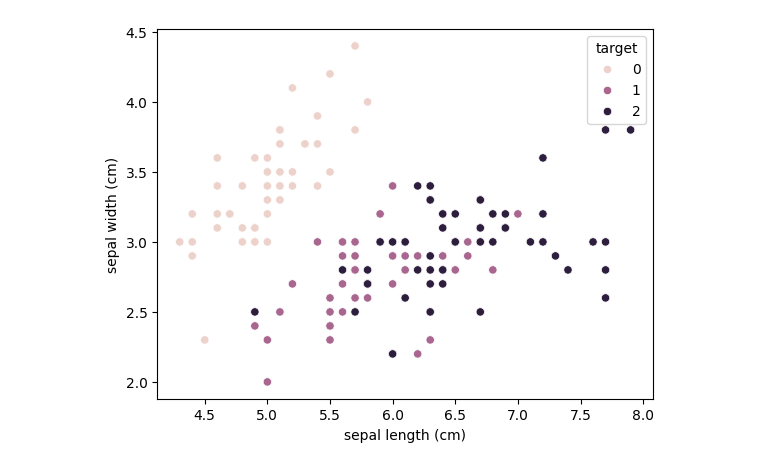
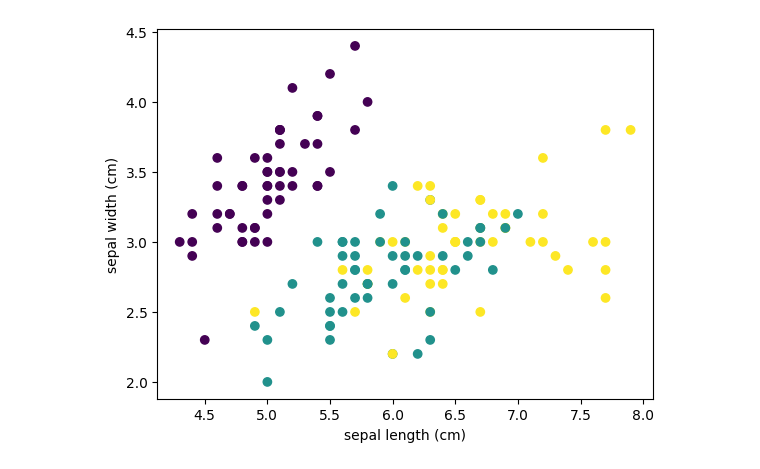
Before and after one commit to deltaryss/Sujet2-pythonFrameIA, a Jupyter notebook: Sujet1_MARTEL_Esteban_BLANC_Lucas.ipynb, the cells around one changed output. Saved outputs shown, nothing was run; the diff lists cells and outputs as text; code cells hidden in the pictures.

```diff
--- a/Sujet1_MARTEL_Esteban_BLANC_Lucas.ipynb
+++ b/Sujet1_MARTEL_Esteban_BLANC_Lucas.ipynb
@@ -8,5 +5,5 @@ iris=datasets.load_iris()
 # %%
-iris_df = pd.DataFrame(iris.data, columns=iris.feature_names)
-iris_df.head()
+data = pd.read_csv('iris.csv')
+data.head()
 # %% [output]
 |  | sepal length (cm) | sepal width (cm) | petal length (cm) | petal width (cm) | target |
@@ -30,6 +33,13 @@ iris_df.describe()
+# %%
+color_dict = {'setosa': 0, 'versicolor': 1, 'virginica': 2}
+data['target'] = data['target'].map(color_dict)
 # %%
-#show the dispersion of the data
-sns.scatterplot(x=iris_df['sepal length (cm)'], y=iris_df['sepal width (cm)'], hue=iris_df['target'])
+#show the dispersion of the data with matplotlib with the color of the points according to the target
+plt.scatter(data['sepal length (cm)'], data['sepal width (cm)'], c=data['target'])
+plt.xlabel('sepal length (cm)')
+plt.ylabel('sepal width (cm)')
 plt.show()
+
+#sns.scatterplot(data=data, x="sepal length (cm)", y="sepal width (cm)", hue="target")
 # %% [output]
-[figure, old version]
+[figure, new version]
```
Also changed, not shown: parts of 5 cells of this notebook.
